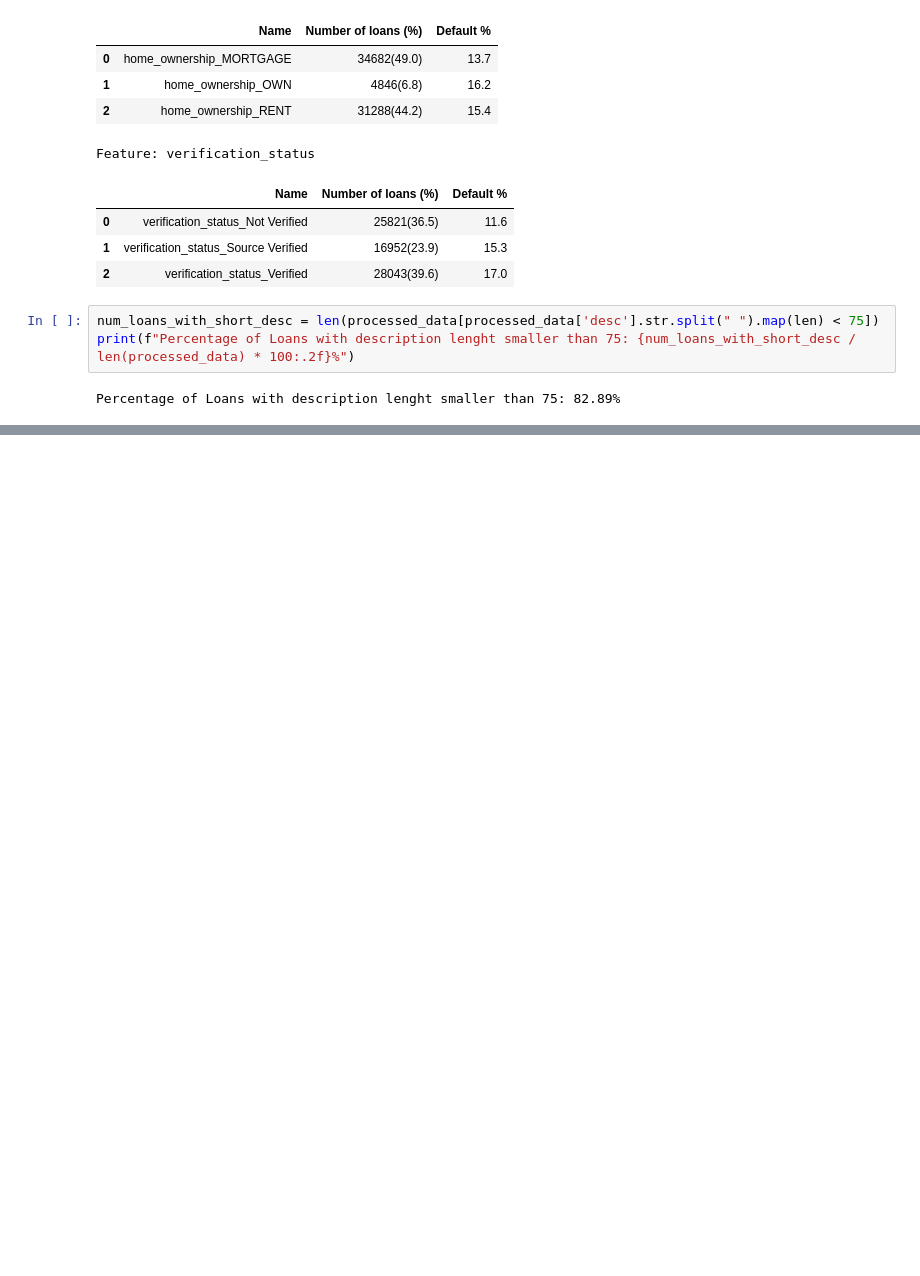
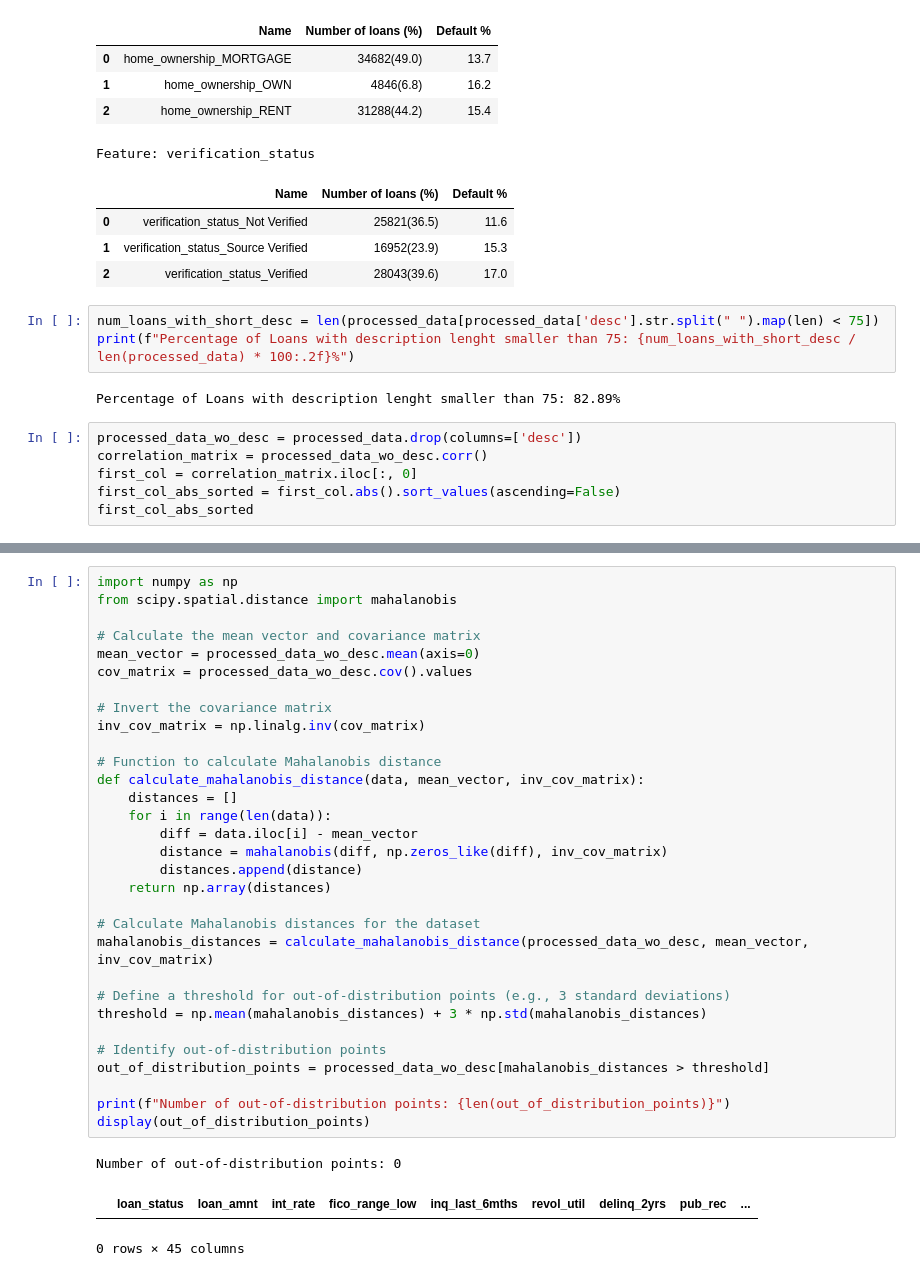
Before and after one commit to JonahNiklas/Pre-project-transformer, a Jupyter notebook: p2p_lending/dataset_exploration.ipynb, the cells around one changed output, grey strips where cells are left out. Drawn from its saved outputs; the diff is of its cells as text; blank space fills up the shorter version.

```diff
--- a/p2p_lending/dataset_exploration.ipynb
+++ b/p2p_lending/dataset_exploration.ipynb
@@ -140,3 +152,9 @@ num_loans_with_short_desc = len(processed_data[processed_data['desc'].str.split(
 print(f"Percentage of Loans with description lenght smaller than 75: {num_loans_with_short_desc / len(processed_data) * 100:.2f}%")
 # %% [output]
 Percentage of Loans with description lenght smaller than 75: 82.89%
+# %%
+processed_data_wo_desc = processed_data.drop(columns=['desc'])
+correlation_matrix = processed_data_wo_desc.corr()
+first_col = correlation_matrix.iloc[:, 0]
+first_col_abs_sorted = first_col.abs().sort_values(ascending=False)
+first_col_abs_sorted
@@ -142,0 +220,35 @@ Percentage of Loans with description lenght smaller than 75: 82.89%
+# %%
+import numpy as np
+from scipy.spatial.distance import mahalanobis
+
+# Calculate the mean vector and covariance matrix
+mean_vector = processed_data_wo_desc.mean(axis=0)
+cov_matrix = processed_data_wo_desc.cov().values
+
+# Invert the covariance matrix
+inv_cov_matrix = np.linalg.inv(cov_matrix)
+
+# Function to calculate Mahalanobis distance
+def calculate_mahalanobis_distance(data, mean_vector, inv_cov_matrix):
+    distances = []
+    for i in range(len(data)):
+        diff = data.iloc[i] - mean_vector
+        distance = mahalanobis(diff, np.zeros_like(diff), inv_cov_matrix)
+        distances.append(distance)
+    return np.array(distances)
+
+# Calculate Mahalanobis distances for the dataset
+mahalanobis_distances = calculate_mahalanobis_distance(processed_data_wo_desc, mean_vector, inv_cov_matrix)
+
+# Define a threshold for out-of-distribution points (e.g., 3 standard deviations)
+threshold = np.mean(mahalanobis_distances) + 3 * np.std(mahalanobis_distances)
+
+# Identify out-of-distribution points
+out_of_distribution_points = processed_data_wo_desc[mahalanobis_distances > threshold]
+
+print(f"Number of out-of-distribution points: {len(out_of_distribution_points)}")
+display(out_of_distribution_points)
+# %% [output]
+Number of out-of-distribution points: 0
+|  | loan_status | loan_amnt | int_rate | fico_range_low | inq_last_6mths | revol_util | delinq_2yrs | pub_rec | ... |
+0 rows × 45 columns
```
Also changed, not shown: parts of 7 cells of this notebook.
